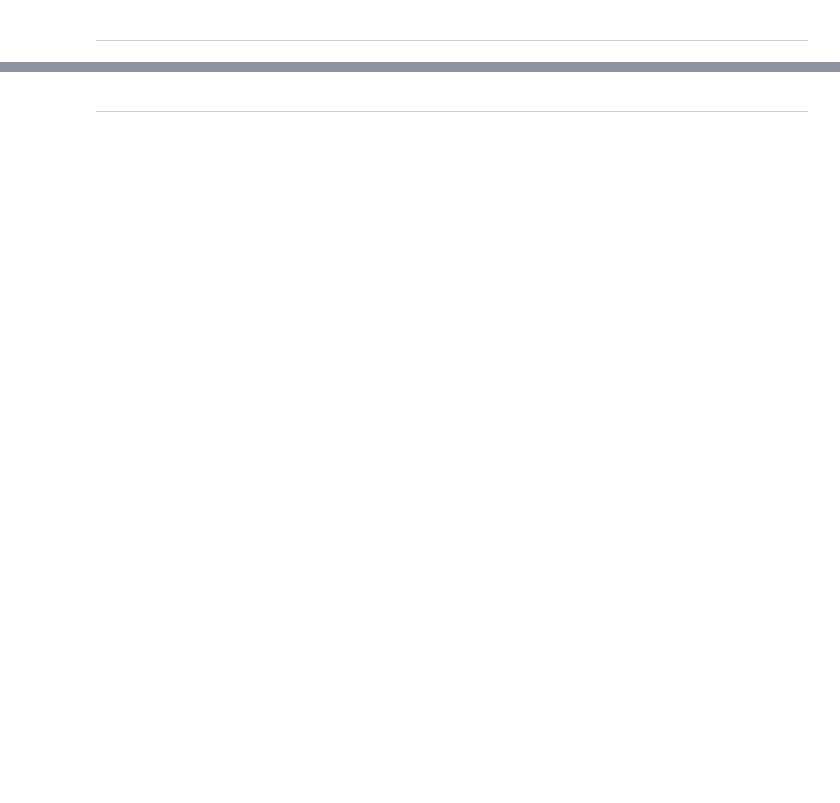
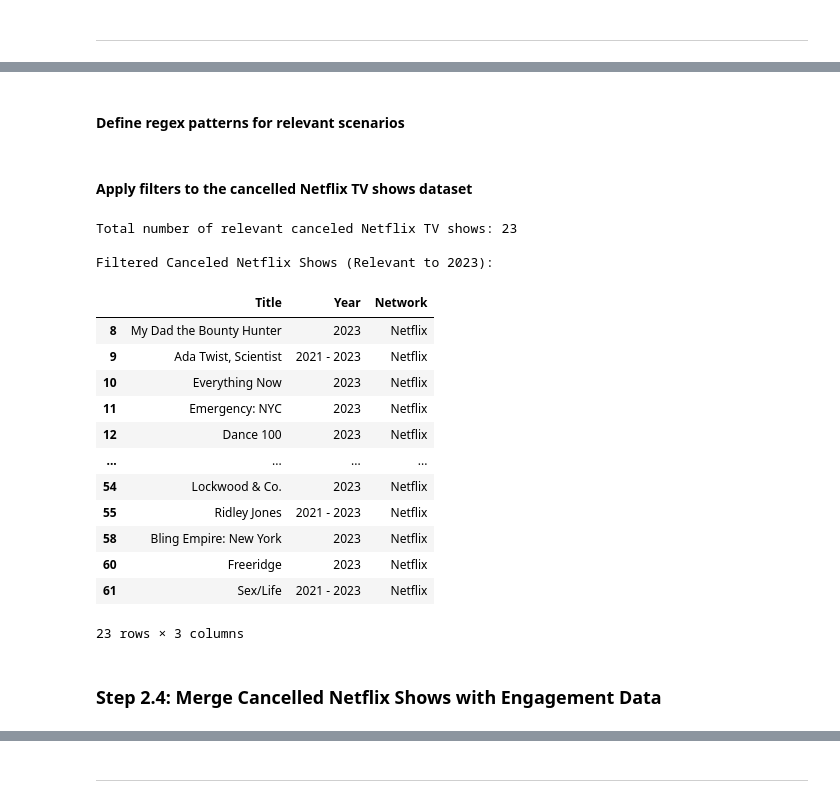
Before and after one commit to einavrobyncohen/DW64, a Jupyter notebook: notebooks/initial_analysis.ipynb, the cells around one changed output, grey strips where cells are left out. Saved outputs shown, nothing was run; the diff lists cells and outputs as text; code cells hidden in the pictures; blank space fills up the shorter version.

Commit message:
Polished initial analysis notebook
Added explanations, checked for typos, markdown heading consistensy etc.

```diff
--- a/notebooks/initial_analysis.ipynb
+++ b/notebooks/initial_analysis.ipynb
@@ -622,0 +459,2 @@ random_non_cancelled_shows.to_csv("../output/noncancelled_shows_hours_viewed.csv
+# %% [markdown]
+#### Define regex patterns for relevant scenarios
@@ -622,0 +470,37 @@ random_non_cancelled_shows.to_csv("../output/noncancelled_shows_hours_viewed.csv
+# %% [markdown]
+#### Apply filters to the cancelled Netflix TV shows dataset
+# %%
+# Retain only shows matching either case 1 or case 2:
+filtered_cancelled_netflix_shows = cancelled_netflix_shows[
+    cancelled_netflix_shows['Year'].str.match(single_year_pattern) |  # Case 1
+    cancelled_netflix_shows['Year'].str.match(ended_in_2023_pattern)  # Case 2
+]
+
+# Drop the Genre column since it is not needed for our analysis
+filtered_cancelled_shows = filtered_cancelled_netflix_shows.drop(columns=['Genre'])
+
+# Print the total number of relevant canceled TV shows
+print(f"Total number of relevant canceled Netflix TV shows: {filtered_cancelled_shows.shape[0]}")
+
+# Print the cleaned DataFrame
+print("\nFiltered Canceled Netflix Shows (Relevant to 2023):")
+display(filtered_cancelled_shows)
+# %% [output]
+Total number of relevant canceled Netflix TV shows: 23
+
+Filtered Canceled Netflix Shows (Relevant to 2023):
+|  | Title | Year | Network |
+| 8 | My Dad the Bounty Hunter | 2023 | Netflix |
+| 9 | Ada Twist, Scientist | 2021 - 2023 | Netflix |
+| 10 | Everything Now | 2023 | Netflix |
+| 11 | Emergency: NYC | 2023 | Netflix |
+| 12 | Dance 100 | 2023 | Netflix |
+| ... | ... | ... | ... |
+| 54 | Lockwood & Co. | 2023 | Netflix |
+| 55 | Ridley Jones | 2021 - 2023 | Netflix |
+| 58 | Bling Empire: New York | 2023 | Netflix |
+| 60 | Freeridge | 2023 | Netflix |
+| 61 | Sex/Life | 2021 - 2023 | Netflix |
+23 rows × 3 columns
+# %% [markdown]
+### Step 2.4: Merge Cancelled Netflix Shows with Engagement Data
```
Also changed, not shown: parts of 111 cells of this notebook.
